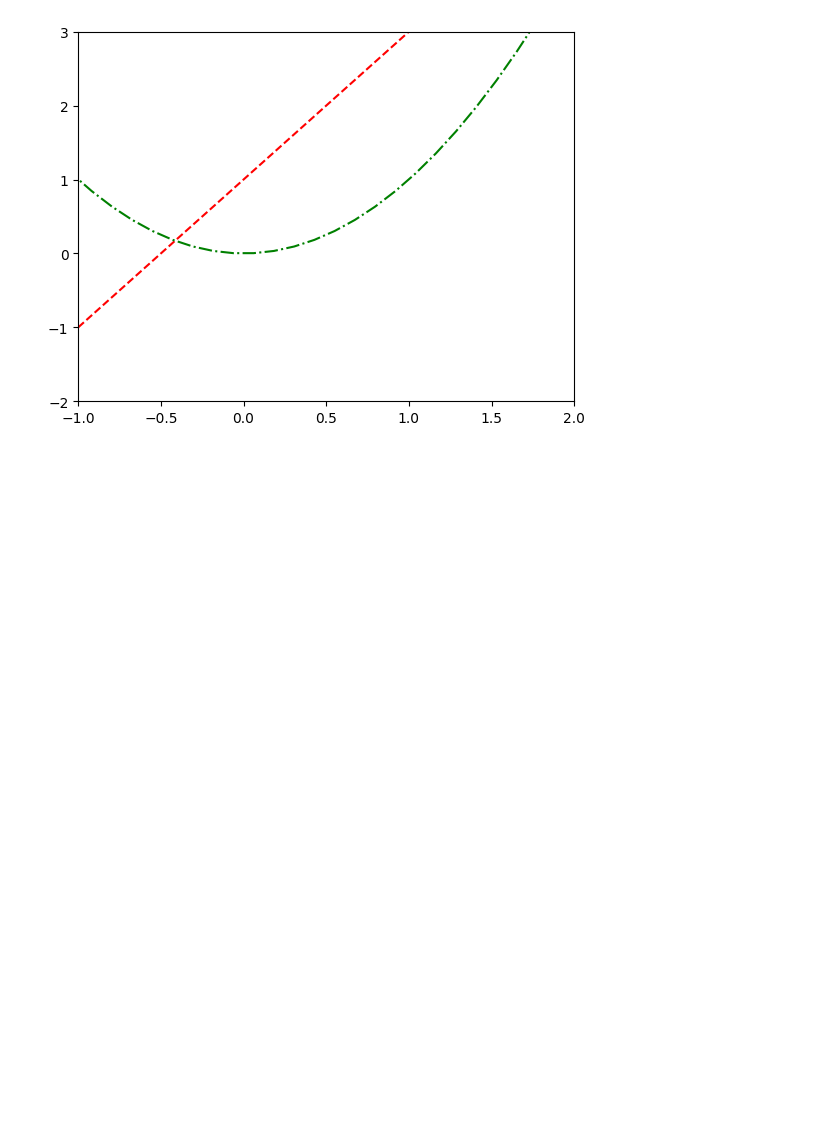
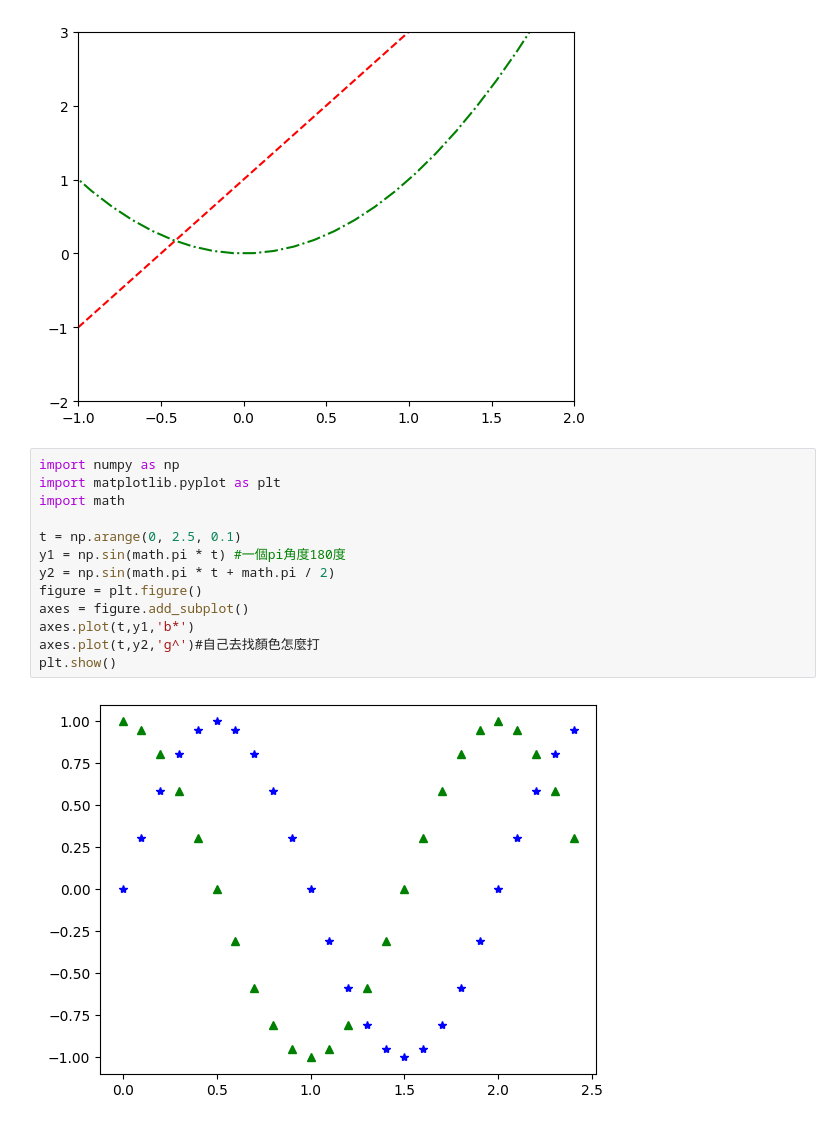
Before and after one commit to POPOYANG97/2024_10_22__gjun_ai_, a Jupyter notebook: lesson13/lesson13_2.ipynb, the cells around one changed output. Cells and saved outputs as stored; diff of their text form; blank space fills up the shorter version.

```diff
--- a/lesson13/lesson13_2.ipynb
+++ b/lesson13/lesson13_2.ipynb
@@ -15,3 +15,18 @@ axes.set_ylim(-2,3)
 plt.show()
 # %% [output]
 [figure]
+# %%
+import numpy as np
+import matplotlib.pyplot as plt
+import math
+
+t = np.arange(0, 2.5, 0.1)
+y1 = np.sin(math.pi * t) #一個pi角度180度
+y2 = np.sin(math.pi * t + math.pi / 2)
+figure = plt.figure()
+axes = figure.add_subplot()
+axes.plot(t,y1,'b*')
+axes.plot(t,y2,'g^')#自己去找顏色怎麼打
+plt.show()
+# %% [output]
+[figure, added]
```
Also changed, not shown: parts of 2 cells of this notebook.
